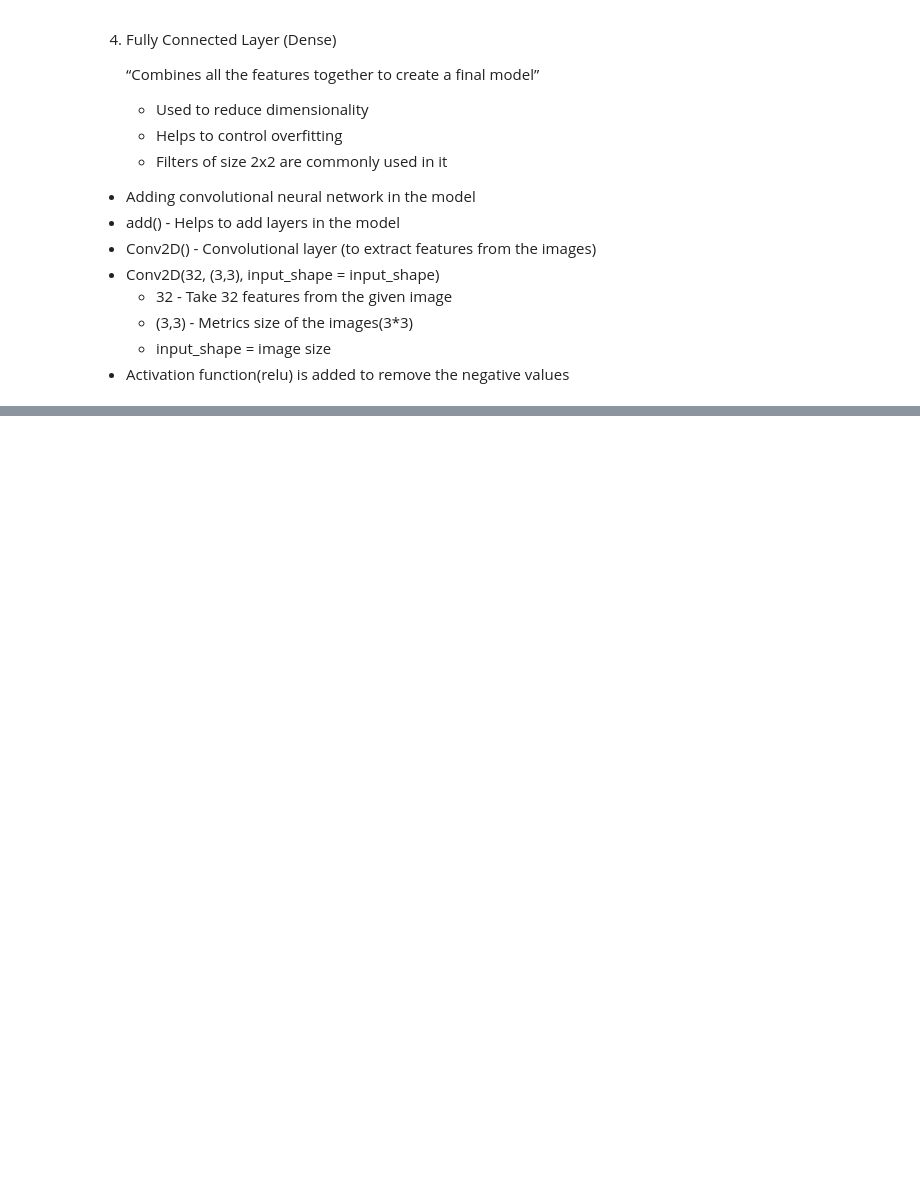
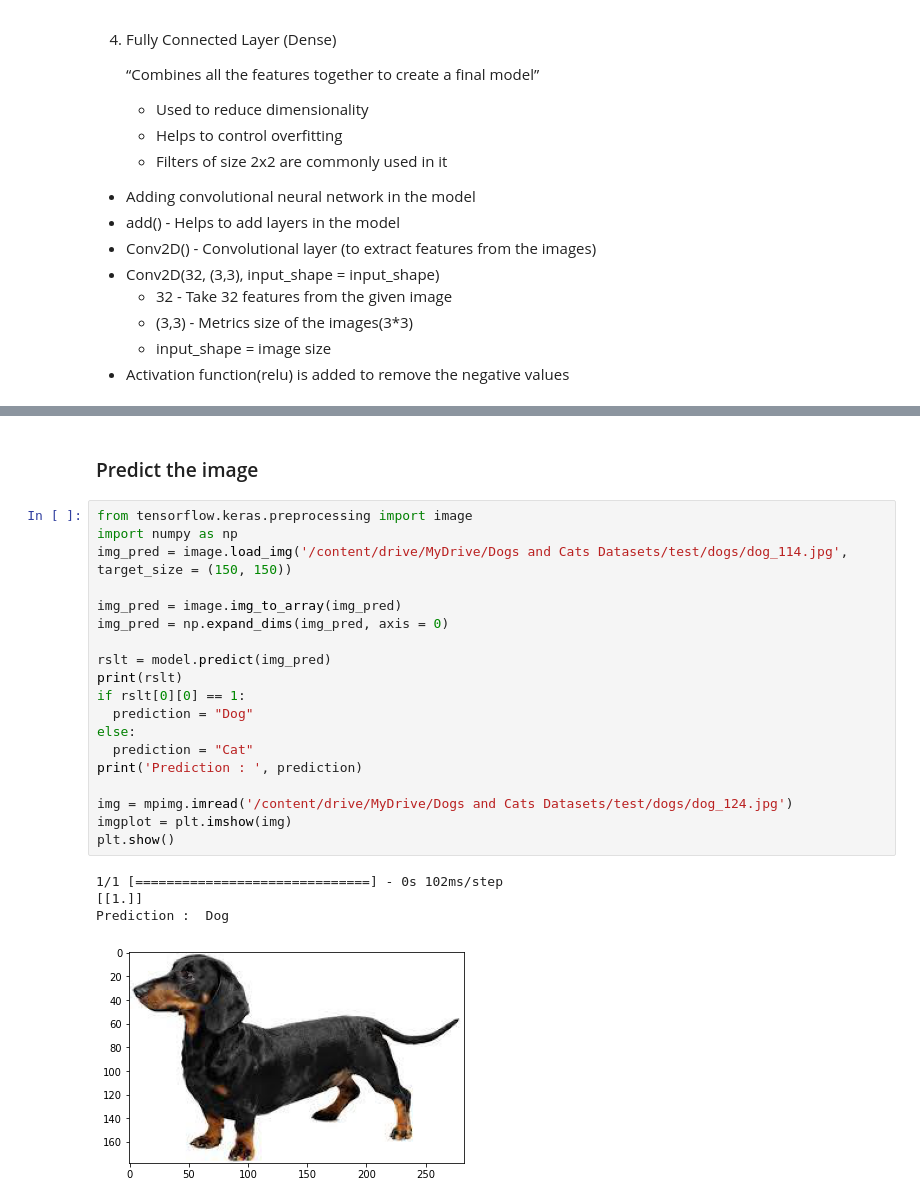
Before and after one commit to VellummyilumVinoth/Image_processing_using_Python, a Jupyter notebook: Image_processing_using_Python.ipynb, the cells around one changed output, grey strips where cells are left out. Cells and saved outputs as stored; diff of their text form; blank space fills up the shorter version.

```diff
--- a/Image_processing_using_Python.ipynb
+++ b/Image_processing_using_Python.ipynb
@@ -193,0 +276,26 @@ _________________________________________________________________
+# %% [markdown]
+### Predict the image
+# %%
+from tensorflow.keras.preprocessing import image
+import numpy as np
+img_pred = image.load_img('/content/drive/MyDrive/Dogs and Cats Datasets/test/dogs/dog_114.jpg', target_size = (150, 150))
+
+img_pred = image.img_to_array(img_pred)
+img_pred = np.expand_dims(img_pred, axis = 0)
+
+rslt = model.predict(img_pred)
+print(rslt)
+if rslt[0][0] == 1:
+  prediction = "Dog"
+else:
+  prediction = "Cat"
+print('Prediction : ', prediction)
+
+img = mpimg.imread('/content/drive/MyDrive/Dogs and Cats Datasets/test/dogs/dog_124.jpg')
+imgplot = plt.imshow(img)
+plt.show()
+# %% [output]
+1/1 [==============================] - 0s 102ms/step
+[[1.]]
+Prediction :  Dog
+[figure, added]
```
Also changed, not shown: parts of 9 cells of this notebook.
